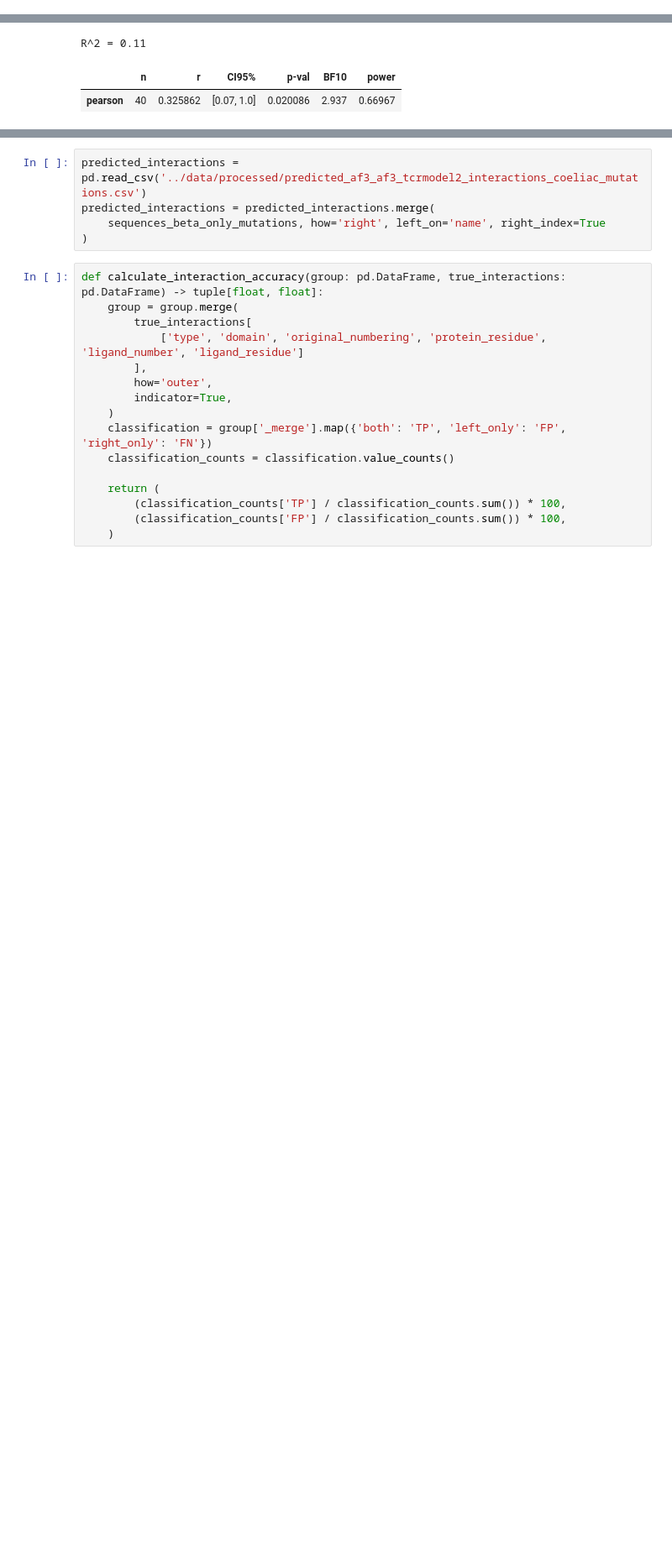
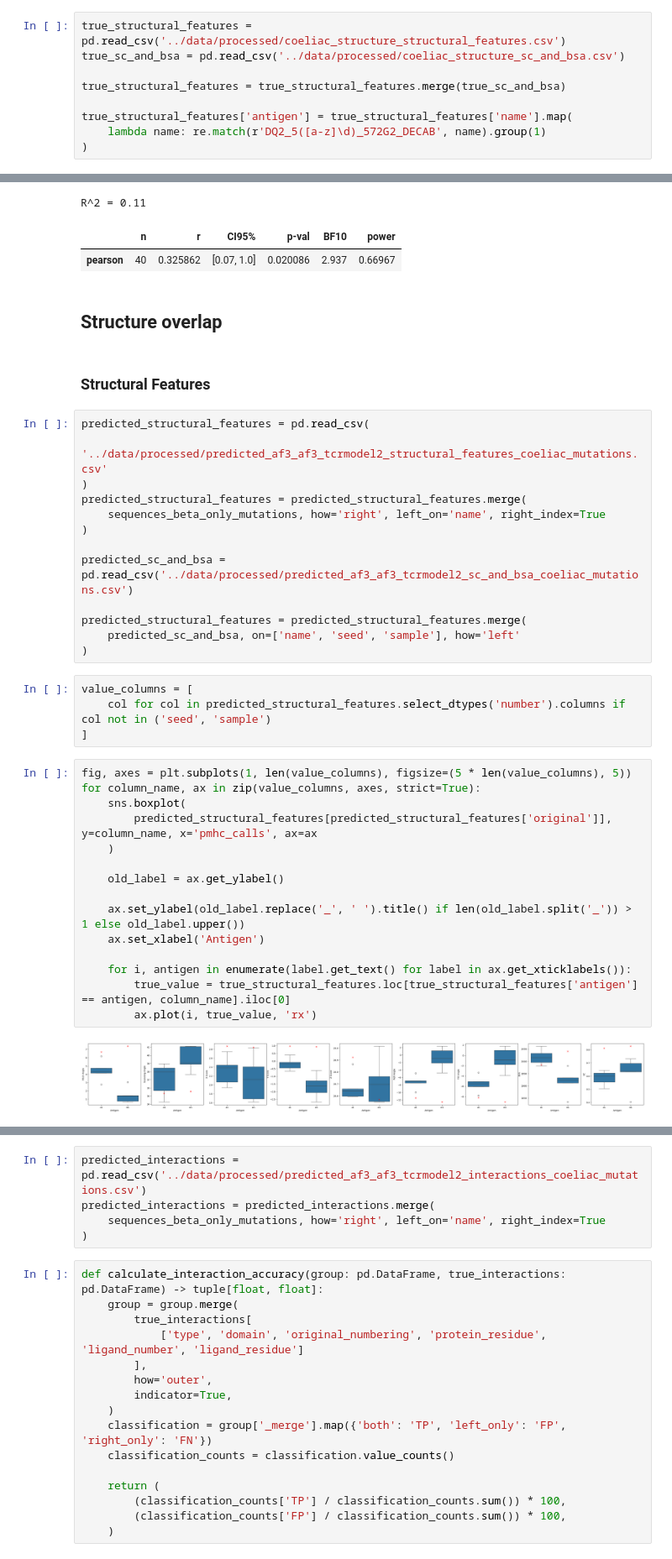
Before and after one commit to benjiemc/tcr-pmhc-predicted-structures, a Jupyter notebook: notebooks/coeliac_mutagenesis_analysis.ipynb, the cells around one changed output, grey strips where cells are left out. Shown at 84% size. Cells and saved outputs as stored; diff of their text form; blank space fills up the shorter version.

Commit message:
Add other structural features to compare with crystal structure

```diff
--- a/notebooks/coeliac_mutagenesis_analysis.ipynb
+++ b/notebooks/coeliac_mutagenesis_analysis.ipynb
@@ -76,3 +79,12 @@ sequences_beta_only_mutations.loc[
     .apply(pd.Series)
     .to_numpy()
 )
+# %%
+true_structural_features = pd.read_csv('../data/processed/coeliac_structure_structural_features.csv')
+true_sc_and_bsa = pd.read_csv('../data/processed/coeliac_structure_sc_and_bsa.csv')
+
+true_structural_features = true_structural_features.merge(true_sc_and_bsa)
+
+true_structural_features['antigen'] = true_structural_features['name'].map(
+    lambda name: re.match(r'DQ2_5([a-z]\d)_572G2_DECAB', name).group(1)
+)
@@ -485,3 +551,41 @@ result
 R^2 = 0.11
 |  | n | r | CI95% | p-val | BF10 | power |
 | pearson | 40 | 0.325862 | [0.07, 1.0] | 0.020086 | 2.937 | 0.66967 |
+# %% [markdown]
+## Structure overlap
+# %% [markdown]
+### Structural Features
+# %%
+predicted_structural_features = pd.read_csv(
+    '../data/processed/predicted_af3_af3_tcrmodel2_structural_features_coeliac_mutations.csv'
+)
+predicted_structural_features = predicted_structural_features.merge(
+    sequences_beta_only_mutations, how='right', left_on='name', right_index=True
+)
+
+predicted_sc_and_bsa = pd.read_csv('../data/processed/predicted_af3_af3_tcrmodel2_sc_and_bsa_coeliac_mutations.csv')
+
+predicted_structural_features = predicted_structural_features.merge(
+    predicted_sc_and_bsa, on=['name', 'seed', 'sample'], how='left'
+)
+# %%
+value_columns = [
+    col for col in predicted_structural_features.select_dtypes('number').columns if col not in ('seed', 'sample')
+]
+# %%
+fig, axes = plt.subplots(1, len(value_columns), figsize=(5 * len(value_columns), 5))
+for column_name, ax in zip(value_columns, axes, strict=True):
+    sns.boxplot(
+        predicted_structural_features[predicted_structural_features['original']], y=column_name, x='pmhc_calls', ax=ax
+    )
+
+    old_label = ax.get_ylabel()
+
+    ax.set_ylabel(old_label.replace('_', ' ').title() if len(old_label.split('_')) > 1 else old_label.upper())
+    ax.set_xlabel('Antigen')
+
+    for i, antigen in enumerate(label.get_text() for label in ax.get_xticklabels()):
+        true_value = true_structural_features.loc[true_structural_features['antigen'] == antigen, column_name].iloc[0]
+        ax.plot(i, true_value, 'rx')
+# %% [output]
+[figure, added]
```
Also changed, not shown: parts of 17 cells of this notebook.
